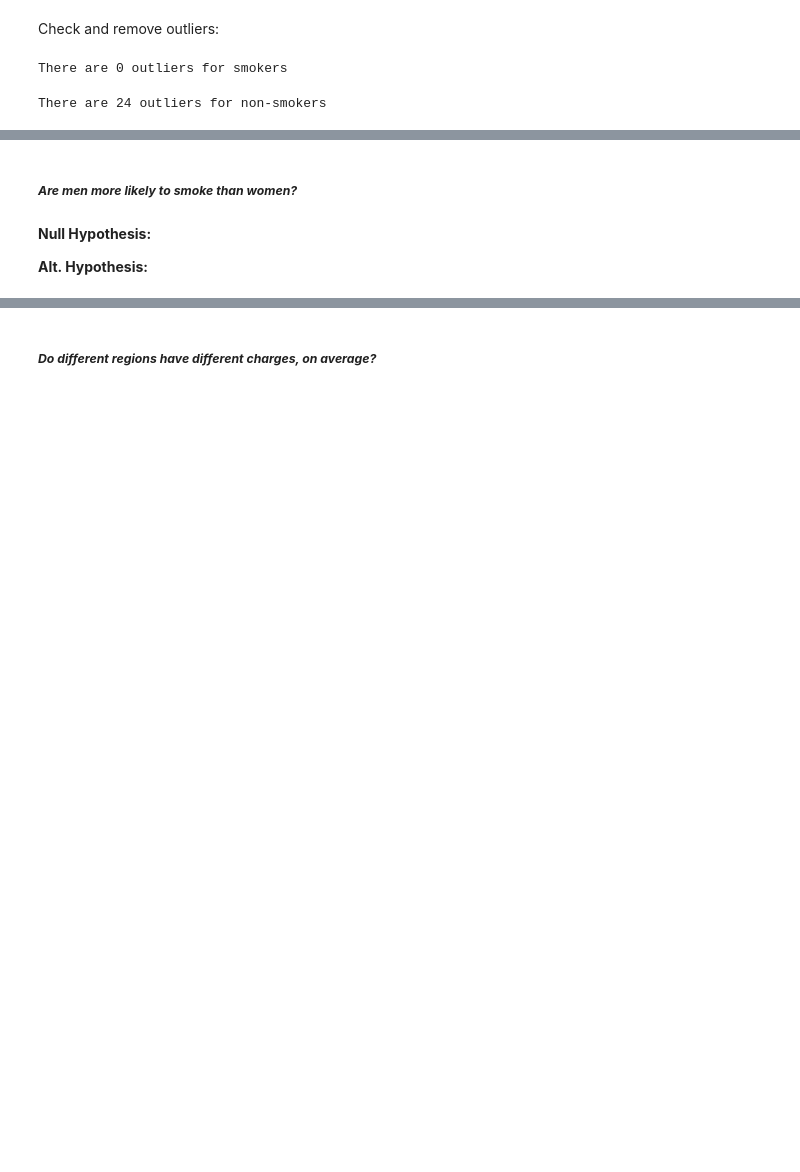
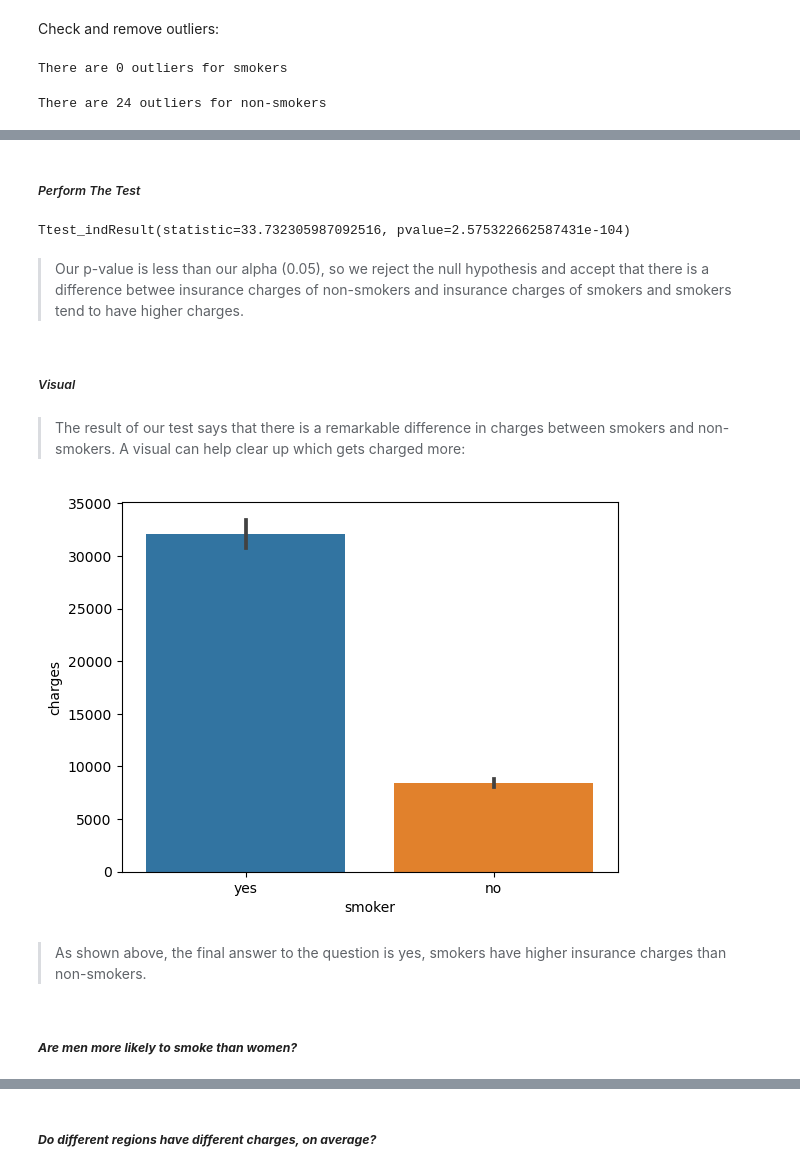
Before and after one commit to john-a-dixon/hypothesis-testing, a Jupyter notebook: tests.ipynb, the cells around one changed output, grey strips where cells are left out. Saved outputs shown, nothing was run; the diff lists cells and outputs as text; code cells hidden in the pictures; blank space fills up the shorter version.

```diff
--- a/tests.ipynb
+++ b/tests.ipynb
@@ -74,6 +106,21 @@ There are 24 outliers for non-smokers
+# %% [markdown]
+##### _Perform The Test_
+# %%
+result = stats.ttest_ind(smokers["charges"], non_smokers["charges"], equal_var=False)
+result
+# %% [output]
+Ttest_indResult(statistic=33.732305987092516, pvalue=2.575322662587431e-104)
+# %% [markdown]
+> Our p-value is less than our alpha (0.05), so we reject the null hypothesis and accept that there is a difference betwee insurance charges of non-smokers and insurance charges of smokers and smokers tend to have higher charges.
+# %% [markdown]
+##### _Visual_
+# %% [markdown]
+> The result of our test says that there is a remarkable difference in charges between smokers and non-smokers. A visual can help clear up which gets charged more:
+# %%
+sns.barplot(data=df, x="smoker", y="charges");
+# %% [output]
+[figure, added]
+# %% [markdown]
+> As shown above, the final answer to the question is yes, smokers have higher insurance charges than non-smokers.
 # %% [markdown]
 ##### **_Are men more likely to smoke than women?_**
-# %% [markdown]
-**Null Hypothesis:**
-
-**Alt. Hypothesis:**
```
Also changed, not shown: parts of 34 cells of this notebook.
